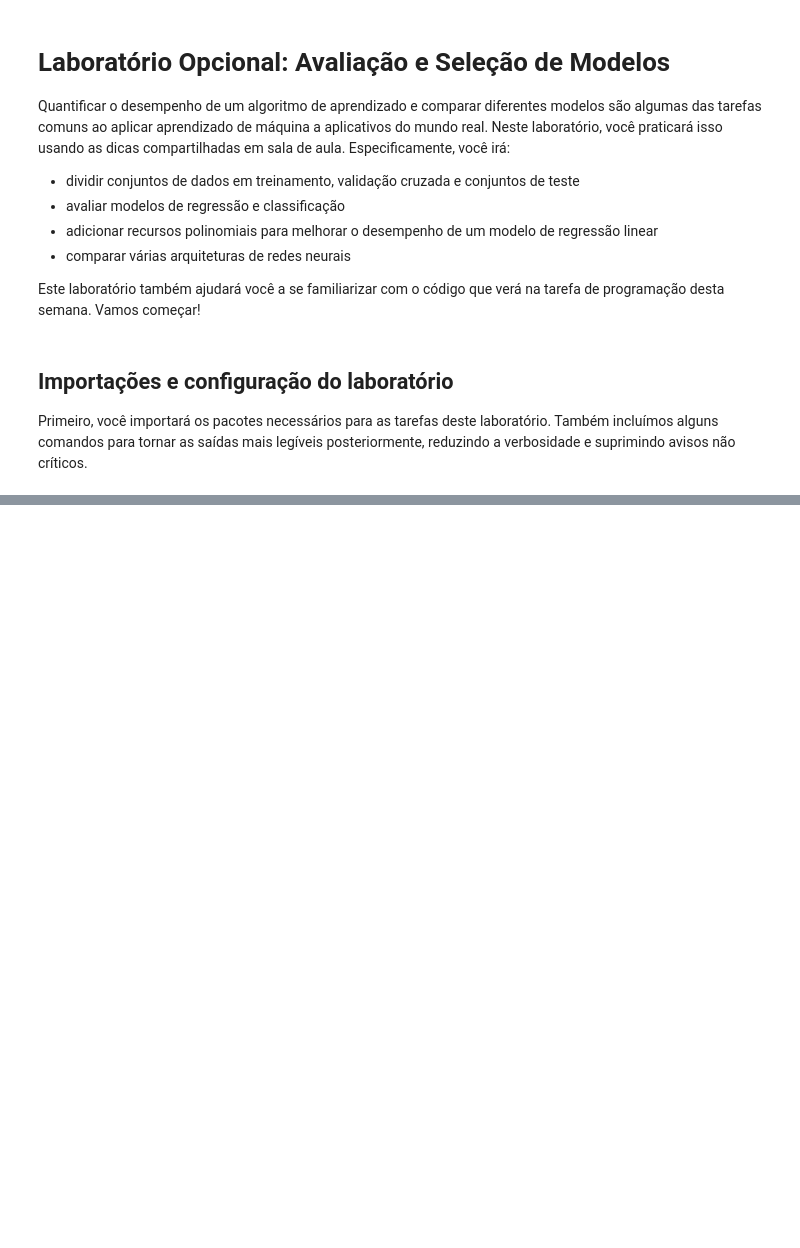
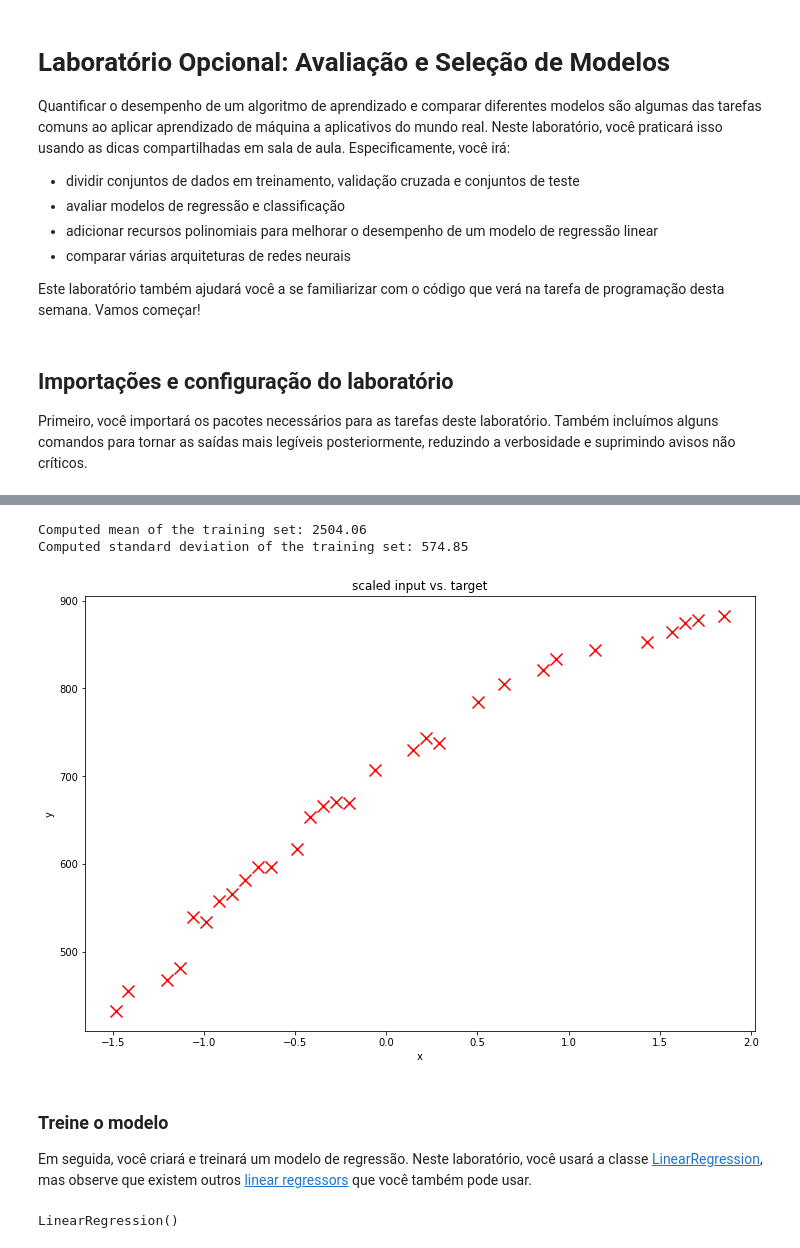
Before and after one commit to brunoramosmartins/ai_study, a Jupyter notebook: machine learning/course2/week3/OptionalLab_ModelEvaluation_and_Selection.ipynb, the cells around one changed output, grey strips where cells are left out. Cells and saved outputs as stored; diff of their text form; code cells hidden in the pictures; blank space fills up the shorter version.

```diff
--- a/machine learning/course2/week3/OptionalLab_ModelEvaluation_and_Selection.ipynb
+++ b/machine learning/course2/week3/OptionalLab_ModelEvaluation_and_Selection.ipynb
@@ -37,0 +123,28 @@ tf.autograph.set_verbosity(0)
+# %%
+# Initialize the class
+scaler_linear = StandardScaler()
+
+# Compute the mean and standard deviation of the training set then transform it
+X_train_scaled = scaler_linear.fit_transform(x_train)
+
+print(f"Computed mean of the training set: {scaler_linear.mean_.squeeze():.2f}")
+print(f"Computed standard deviation of the training set: {scaler_linear.scale_.squeeze():.2f}")
+
+# Plot the results
+utils.plot_dataset(x=X_train_scaled, y=y_train, title="scaled input vs. target")
+# %% [output]
+Computed mean of the training set: 2504.06
+Computed standard deviation of the training set: 574.85
+[figure, added]
+# %% [markdown]
+### Treine o modelo
+
+Em seguida, você criará e treinará um modelo de regressão. Neste laboratório, você usará a classe [LinearRegression](https://scikit-learn.org/stable/modules/generated/sklearn.linear_model.LinearRegression.html), mas observe que existem outros [linear regressors](https://scikit-learn.org/stable/modules/classes.html#classical-linear-regressors) que você também pode usar.
+# %%
+# Initialize the class
+linear_model = LinearRegression()
+
+# Train the model
+linear_model.fit(X_train_scaled, y_train )
+# %% [output]
+LinearRegression()
```
Also changed, not shown: parts of 48 cells of this notebook.
